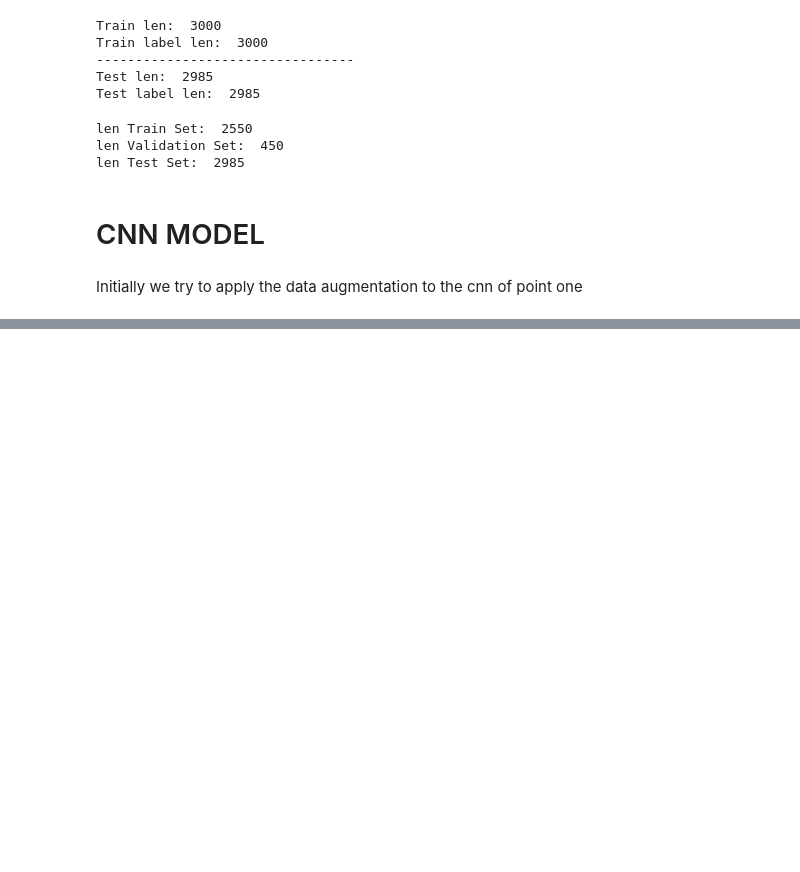
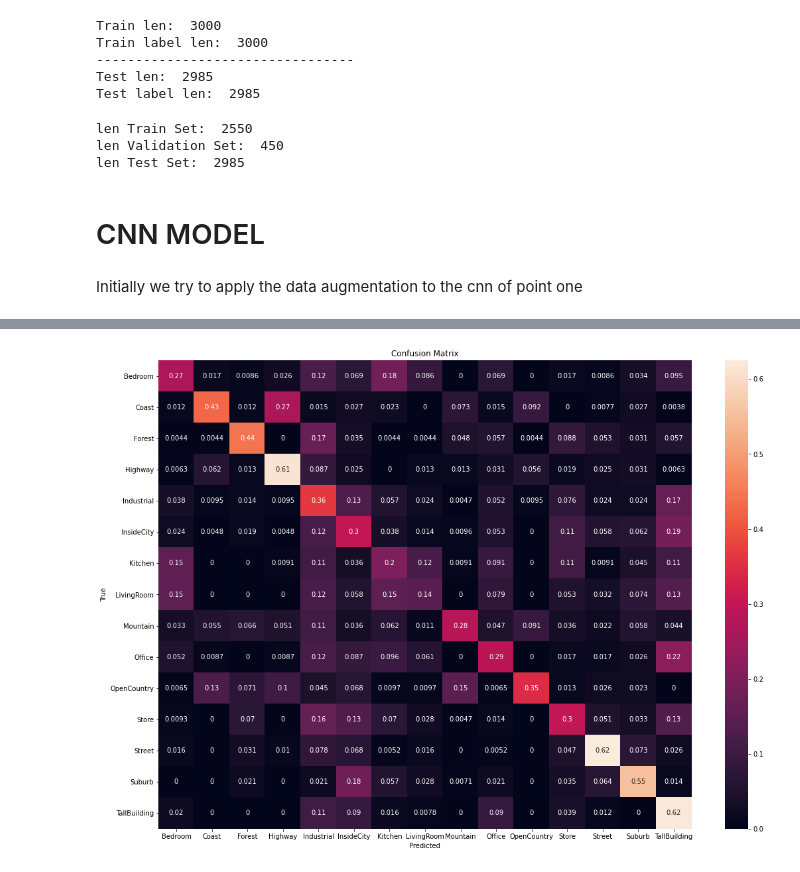
Before and after one commit to Gideon996/Computer-Vision-2020, a Jupyter notebook: Point_Two.ipynb, the cells around one changed output, grey strips where cells are left out. Drawn from its saved outputs; the diff is of its cells as text; code cells hidden in the pictures; blank space fills up the shorter version.

```diff
--- a/Point_Two.ipynb
+++ b/Point_Two.ipynb
@@ -127,0 +125,6 @@ baseModel.evaluate(xTest, yTestCategorical)
+# %%
+baseModel.evaluate(xTest, yTestCategorical)
+
+prediction = baseModel.predict(xTest)
+yPred = dsu.predictClass(prediction)
+cm=confusion_matrix(yTest, yPred)
@@ -127,0 +133,4 @@ baseModel.evaluate(xTest, yTestCategorical)
+# %%
+pltu.plotConfusionMatrix(cm, labels, "confusion_matrix_augmentation", "images_point_two/")
+# %% [output]
+[figure, added]
```
Also changed, not shown: parts of 9 cells of this notebook.
